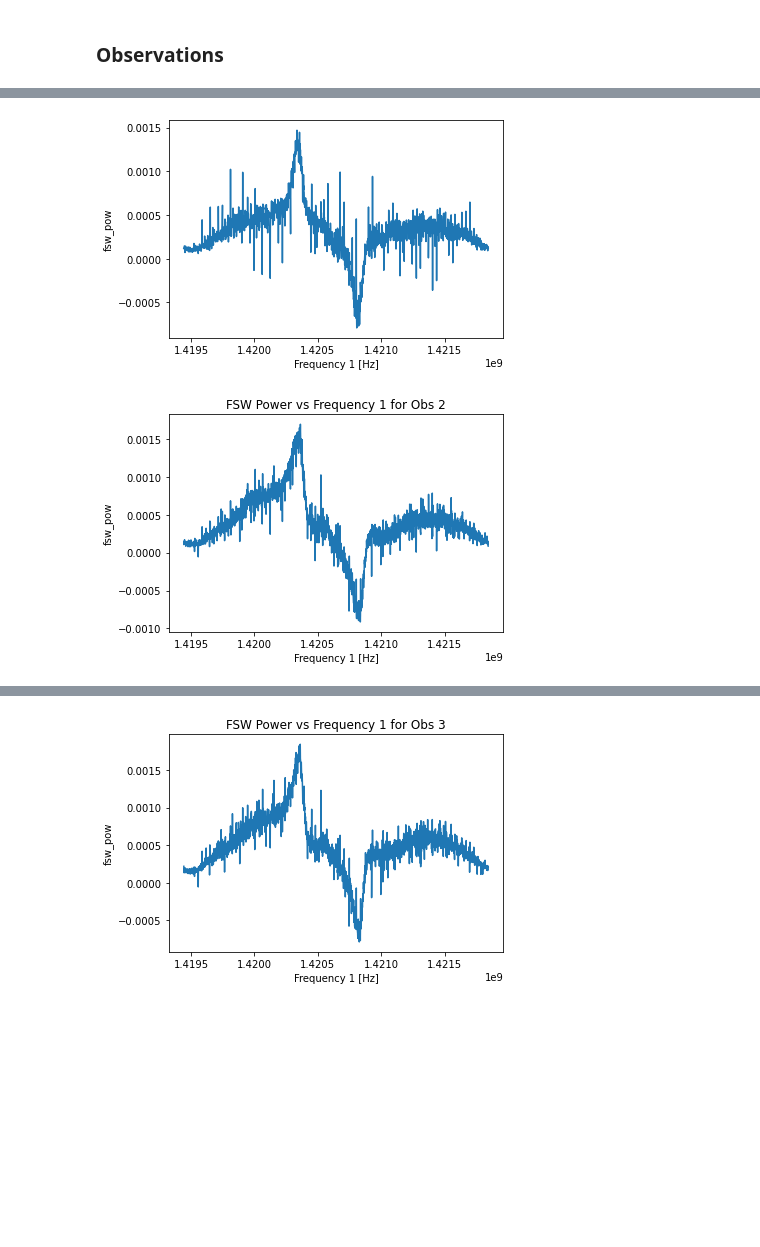
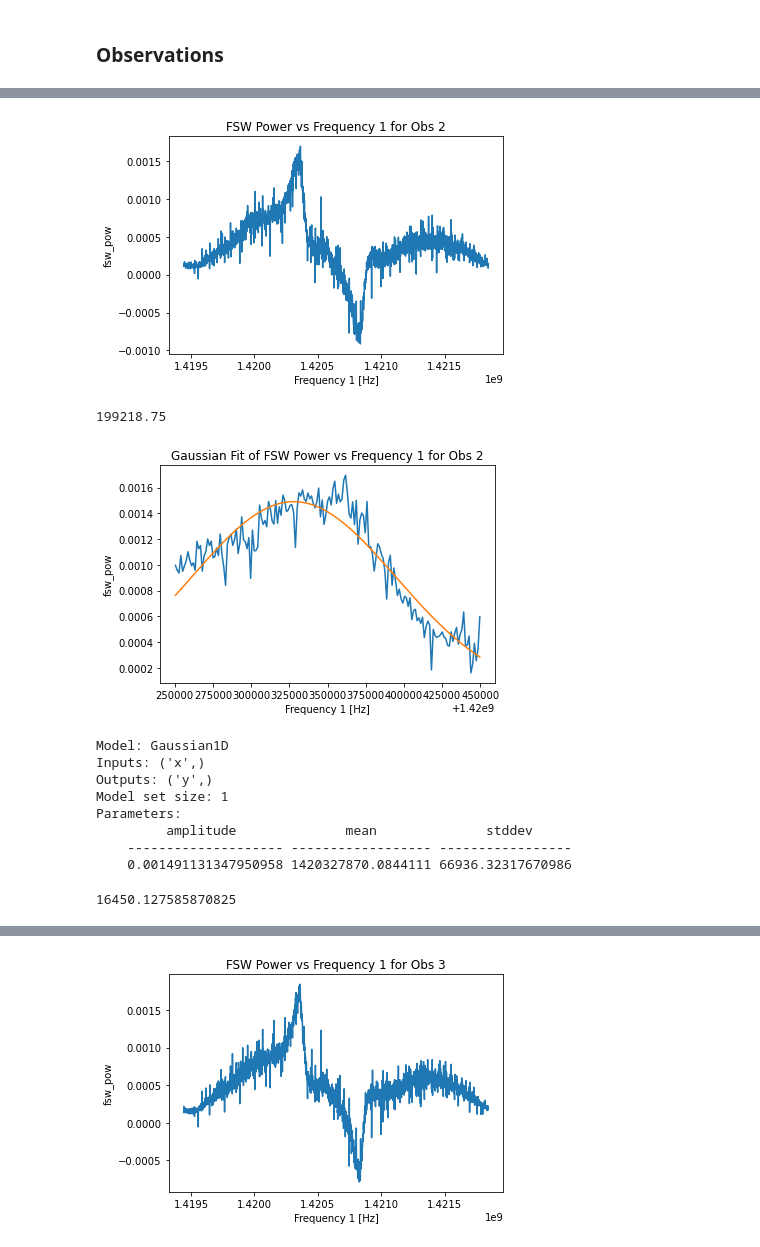
Before and after one commit to cl3425/ast6725-radio-lab, a Jupyter notebook: Radio-Lab.ipynb, the cells around one changed output, grey strips where cells are left out. Saved outputs shown, nothing was run; the diff lists cells and outputs as text; code cells hidden in the pictures; blank space fills up the shorter version.

Commit message:
HI emission velocity

```diff
--- a/Radio-Lab.ipynb
+++ b/Radio-Lab.ipynb
@@ -217,16 +368,49 @@ Length = 2048 rows
 # %%
-plt.plot(obs1['freq1'], obs1['fsw_pow'])
+%matplotlib notebook
+%matplotlib inline
+plt.figure()
+plt.plot(obs2['freq1'], obs2['fsw_pow'])
 plt.ylabel('fsw_pow')
 plt.xlabel('Frequency 1 [Hz]')
-plt.title('FSW Power vs Frequency 1 for Obs 1')
+plt.title('FSW Power vs Frequency 1 for Obs 2')
 plt.show()
 # %% [output]
-[figure, old version]
+[figure, new version]
+# %%
+# mask for Gaussian fitting over the emission line
+mask = obs2[(obs2['freq1'] < 1.42045e9) & (obs2['freq1'] > 1.42025e9)]
+mask_freq, mask_pow = mask['freq1'], mask['fsw_pow']
+print(max(mask_freq)-min(mask_freq))
+# %% [output]
+199218.75
 # %%
-plt.plot(obs2['freq1'], obs2['fsw_pow'])
+fitter = modeling.fitting.LevMarLSQFitter()
+model = modeling.models.Gaussian1D(amplitude=0.001, mean=1.4204e9, stddev=50000)
+fitted_model = fitter(model, mask_freq, mask_pow)
+plt.plot(mask_freq, mask_pow)
+plt.plot(mask_freq, fitted_model(mask_freq))
 plt.ylabel('fsw_pow')
 plt.xlabel('Frequency 1 [Hz]')
-plt.title('FSW Power vs Frequency 1 for Obs 2')
+plt.title('Gaussian Fit of FSW Power vs Frequency 1 for Obs 2')
 plt.show()
+
+print(fitted_model)
 # %% [output]
-[figure, old version]
+[figure, new version]
+Model: Gaussian1D
+Inputs: ('x',)
+Outputs: ('y',)
+Model set size: 1
+Parameters:
+         amplitude              mean              stddev
+    -------------------- ------------------ -----------------
+    0.001491131347950958 1420327870.0844111 66936.32317670986
+# %%
+# use mean of gaussian to get observed frequency of HI and compare with vacuum frequency
+# plug into Doppler formula to get velocity of source in relation to medium, assuming we're stationary...is that valid?
+c = 3e8 # speed o' light
+f = fitted_model.mean # observed freqeuncy
+f0 = 1.420405752e9 # HI frequency in vacuum
+doppler_source_velocity(c,f,f0)
+# %% [output]
+16450.127585870825
```
Also changed, not shown: parts of 17 cells of this notebook.
